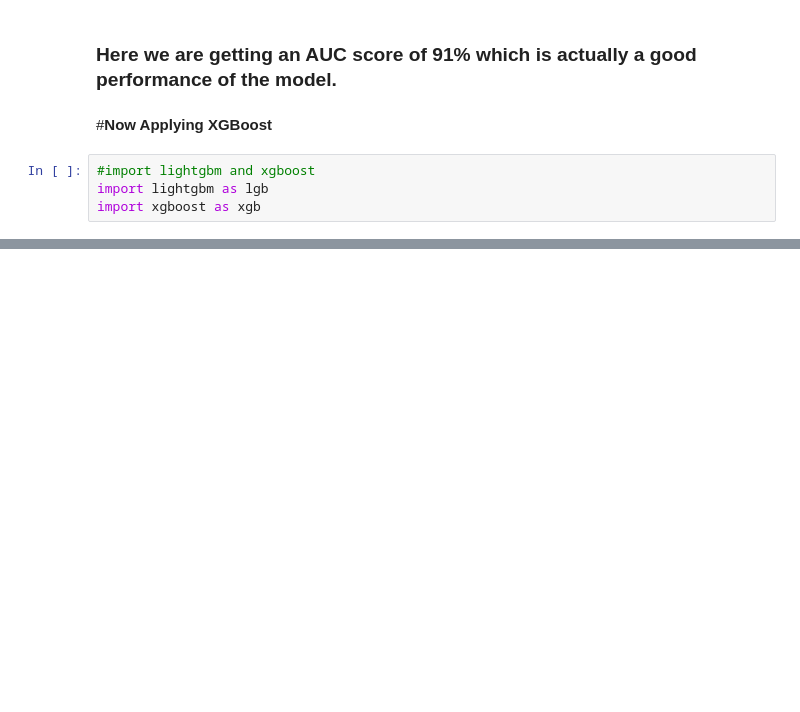
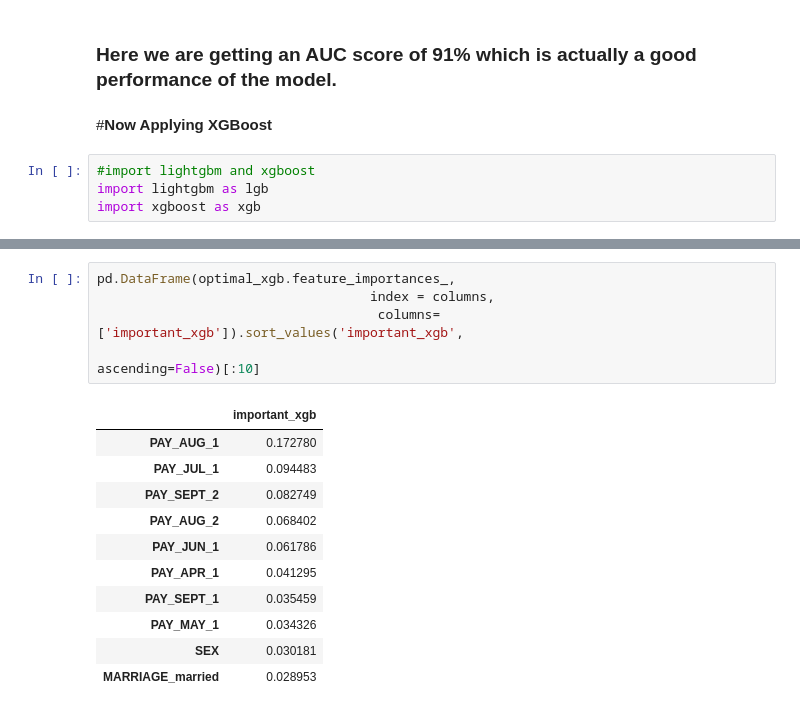
Before and after one commit to Asohail115/Credit-Card-Default-Prediction, a Jupyter notebook: Credit_Card_Default_Prediction.ipynb, the cells around one changed output, grey strips where cells are left out. Cells and saved outputs as stored; diff of their text form; blank space fills up the shorter version.

```diff
--- a/Credit_Card_Default_Prediction.ipynb
+++ b/Credit_Card_Default_Prediction.ipynb
@@ -1098,0 +1275,17 @@ import xgboost as xgb
+# %%
+pd.DataFrame(optimal_xgb.feature_importances_,
+                                   index = columns,
+                                    columns=['important_xgb']).sort_values('important_xgb',
+                                                                        ascending=False)[:10]
+# %% [output]
+|  | important_xgb |
+| PAY_AUG_1 | 0.172780 |
+| PAY_JUL_1 | 0.094483 |
+| PAY_SEPT_2 | 0.082749 |
+| PAY_AUG_2 | 0.068402 |
+| PAY_JUN_1 | 0.061786 |
+| PAY_APR_1 | 0.041295 |
+| PAY_SEPT_1 | 0.035459 |
+| PAY_MAY_1 | 0.034326 |
+| SEX | 0.030181 |
+| MARRIAGE_married | 0.028953 |
```
Also changed, not shown: parts of 58 cells of this notebook.
